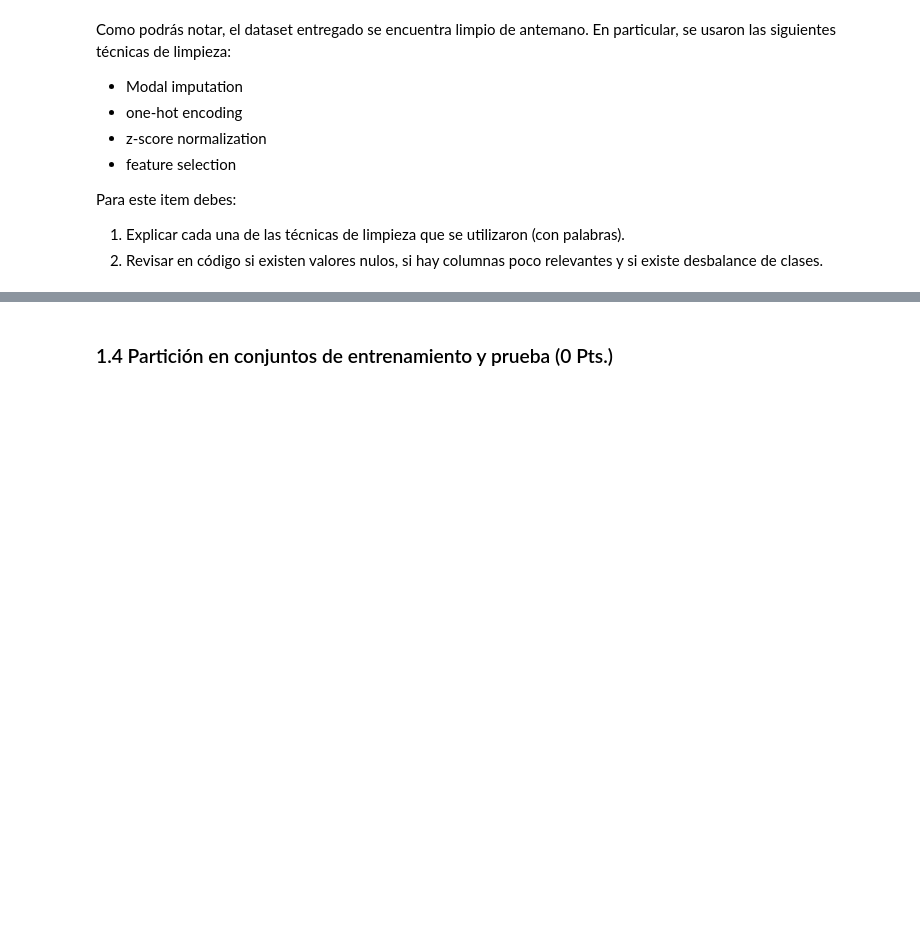
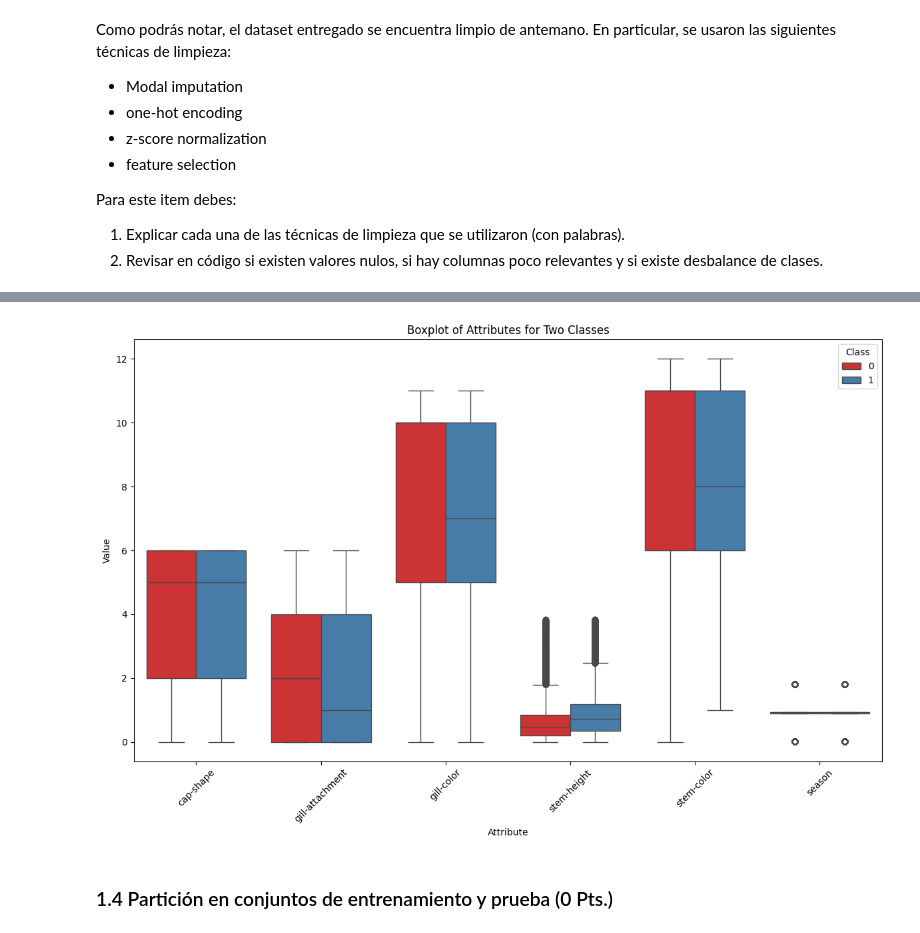
Before and after one commit to chankey-uwu/data-mining, a Jupyter notebook: Tarea 3/T3.ipynb, the cells around one changed output, grey strips where cells are left out. Saved outputs shown, nothing was run; the diff lists cells and outputs as text; code cells hidden in the pictures; blank space fills up the shorter version.

```diff
--- a/Tarea 3/T3.ipynb
+++ b/Tarea 3/T3.ipynb
@@ -79,3 +179,18 @@ Para este item debes:
+# %%
+df_melted = pd.melt(df[['cap-shape','gill-attachment', 'gill-color', 'stem-height', 'stem-color','season','class']], id_vars=['class'], var_name='attribute', value_name='value')
+
+plt.figure(figsize=(12, 8))
+sns.boxplot(x='attribute', y='value', hue='class', data=df_melted, palette='Set1')
+plt.title('Boxplot of Attributes for Two Classes')
+plt.xlabel('Attribute')
+plt.ylabel('Value')
+plt.xticks(rotation=45)
+plt.legend(title='Class', loc='upper right')
+
+plt.tight_layout()
+plt.show()
+# %% [output]
+[figure, added]
 # %% [markdown]
 ### 1.4 Partición en conjuntos de entrenamiento y prueba (0 Pts.)
 # %% [markdown]
```
Also changed, not shown: parts of 16 cells of this notebook.
